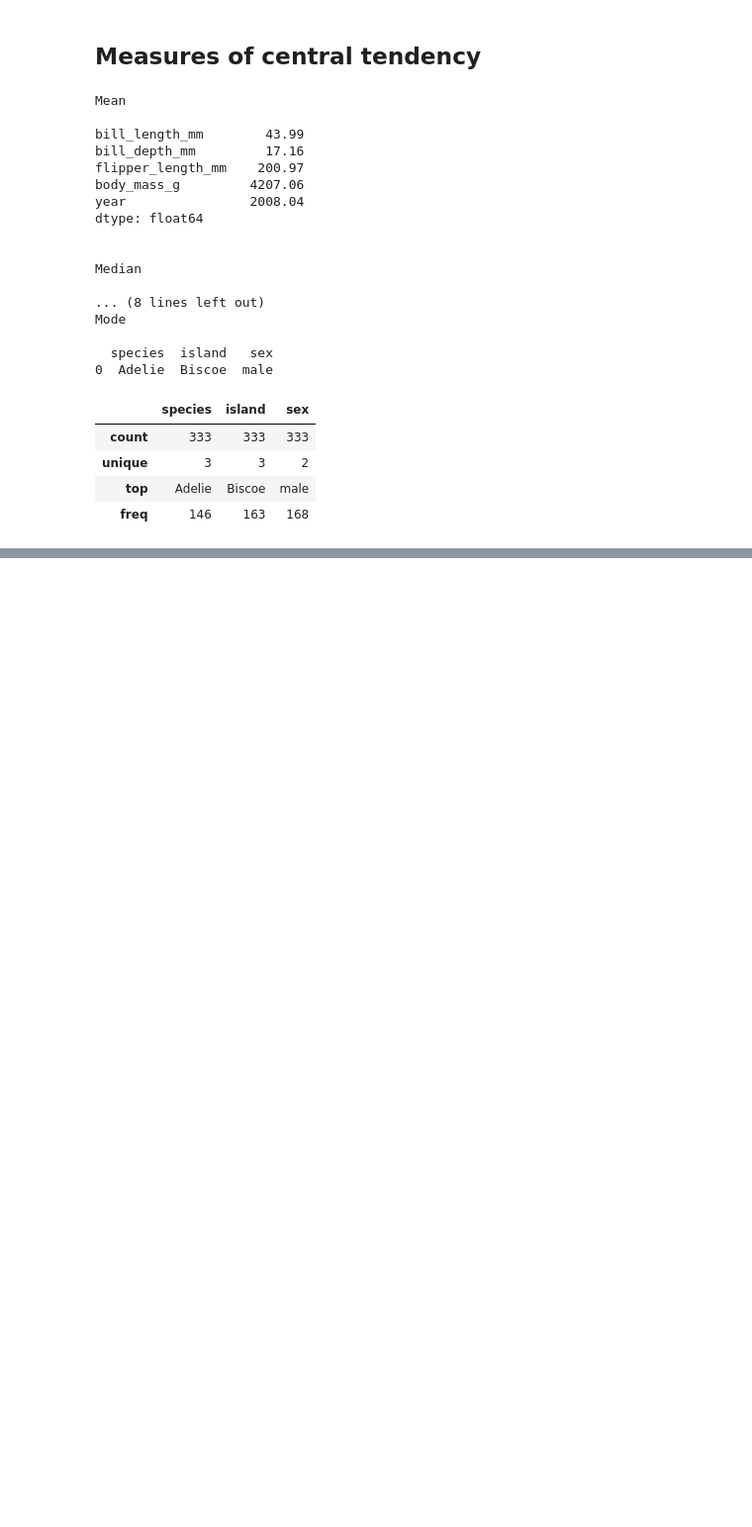
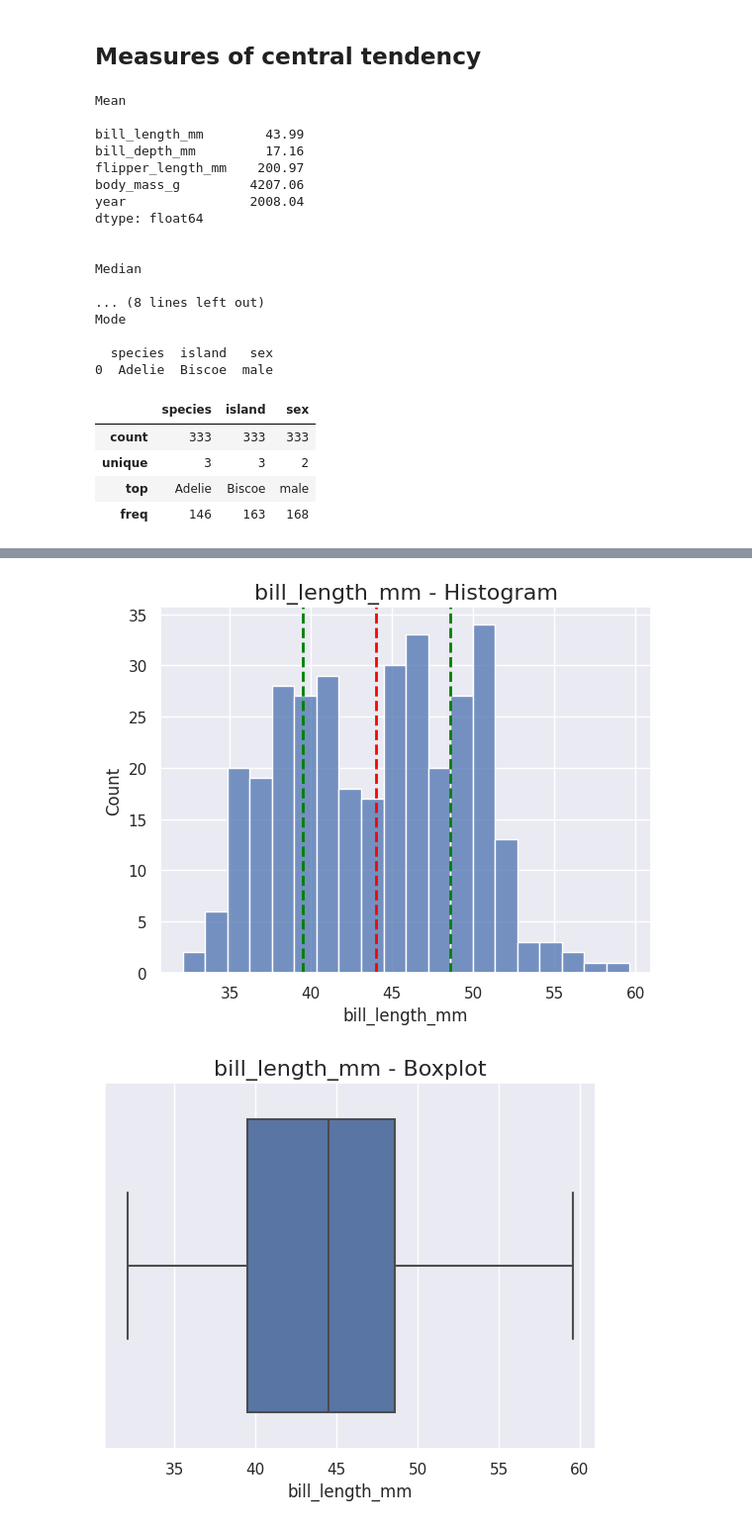
Before and after one commit to AleexSilva/Training-EDA, a Jupyter notebook: python-files/intro.ipynb, the cells around one changed output, grey strips where cells are left out. Shown at 99% size. Drawn from its saved outputs; the diff is of its cells as text; code cells hidden in the pictures; blank space fills up the shorter version.

```diff
--- a/python-files/intro.ipynb
+++ b/python-files/intro.ipynb
@@ -375,0 +407,35 @@ df.describe(include='category')
+# %%
+numeric_columns = df.select_dtypes(include=np.number).columns
+# %%
+for column in numeric_columns:
+    sns.histplot(
+        data=df,
+        x=column,
+        bins=20
+    )
+    plt.axvline(
+        x=df[column].mean(),
+        color='red',
+        linestyle='--',
+        linewidth=2)
+    plt.axvline(
+    x= df[column].quantile(q=0.25),
+        color='green',
+        linestyle='--',
+        linewidth=2
+    )
+    plt.axvline(
+    x= df[column].quantile(q=0.75),
+        color='green',
+        linestyle='--',
+        linewidth=2
+    )
+    plt.title(column+' - Histogram',fontsize=16)
+    plt.show()
+    sns.boxplot(data=df
+                ,x=column)
+    plt.title(column+' - Boxplot',fontsize=16)
+    plt.show()
+# %% [output]
+[figure, added]
+[figure, added]
```
Also changed, not shown: parts of 13 cells of this notebook.
